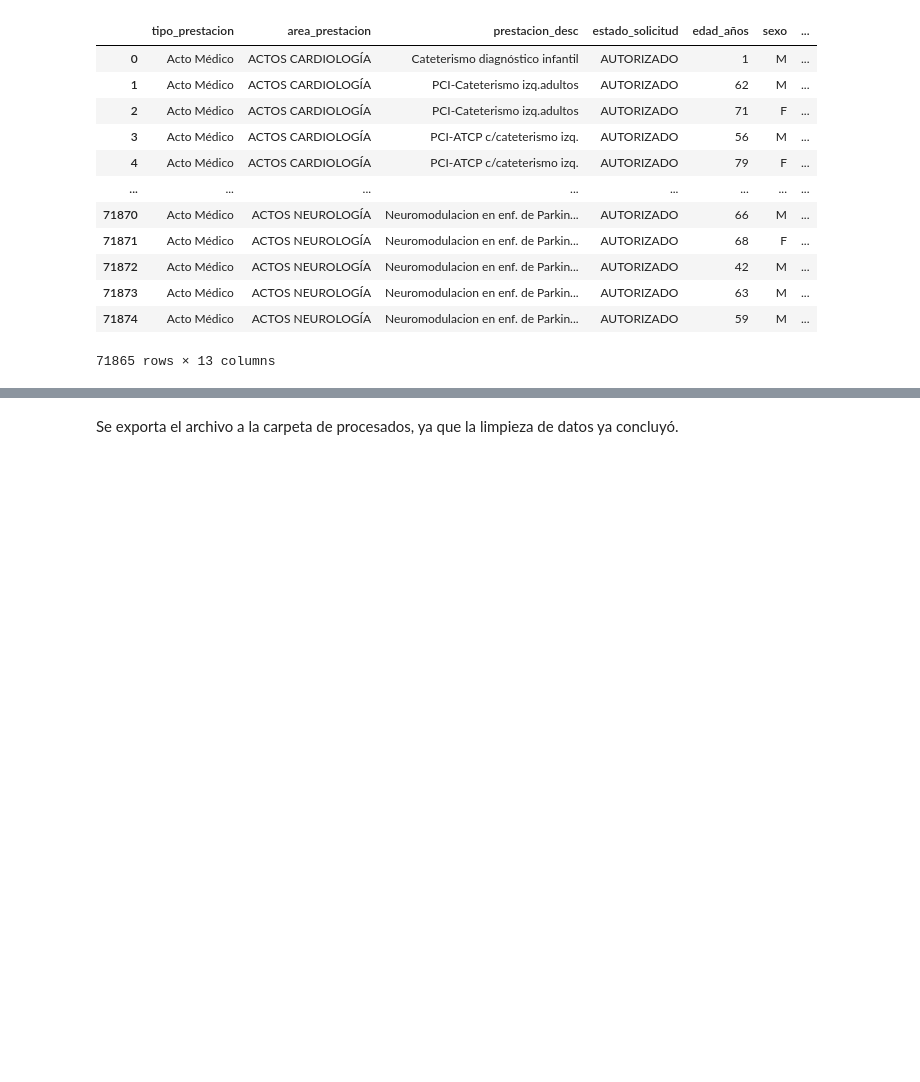
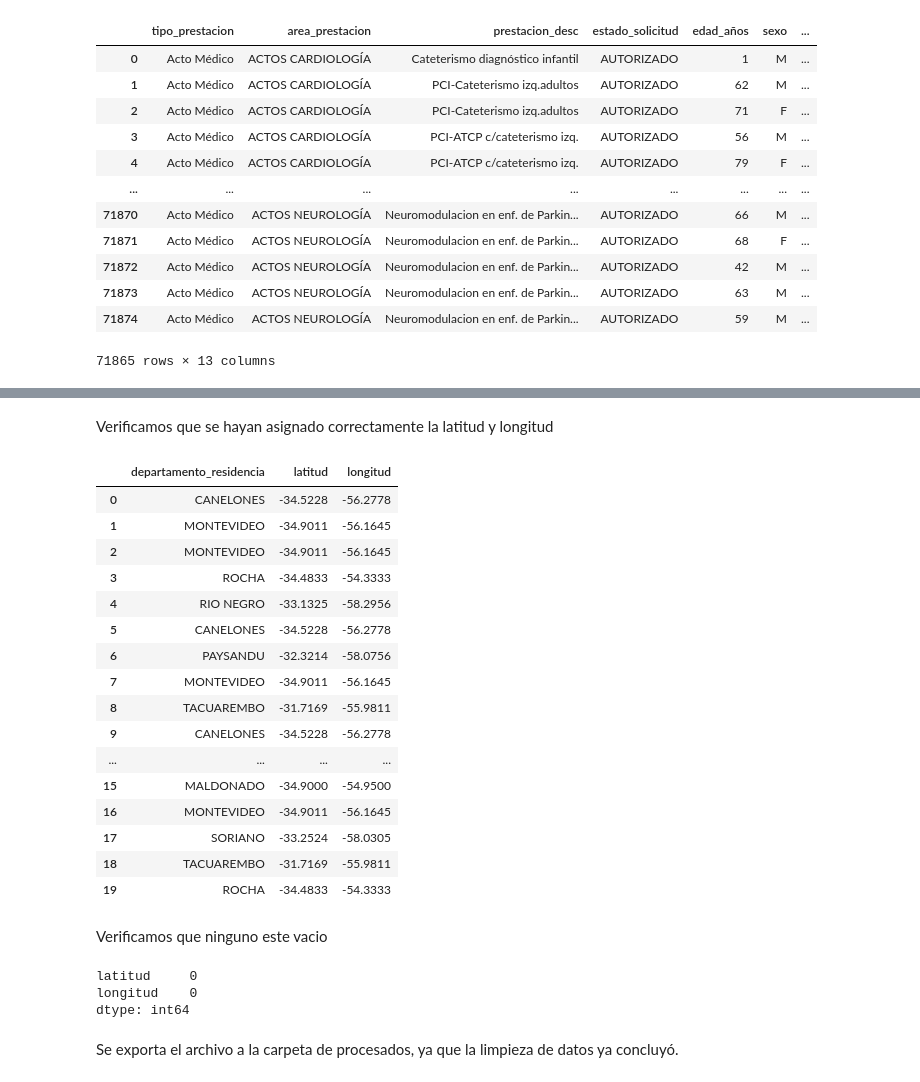
Before and after one commit to gperezucu/ucu-diploma-python_grupo_E, a Jupyter notebook: notebooks/practice.ipynb, the cells around one changed output, grey strips where cells are left out. Drawn from its saved outputs; the diff is of its cells as text; code cells hidden in the pictures; blank space fills up the shorter version.

Commit message:
Se agregaron latitud y lingitud en la df. Se agregaron nuevos graficos y el mapa en streamlit

```diff
--- a/notebooks/practice.ipynb
+++ b/notebooks/practice.ipynb
@@ -544,3 +576,65 @@ df
+# %%
+coordenadas_departamentos = {
+    "ARTIGAS": (-30.4000, -56.4667),
+    "CANELONES": (-34.5228, -56.2778),
+    "CERRO LARGO": (-32.3703, -54.1675),
+    "COLONIA": (-34.4626, -57.8398),
+    "DURAZNO": (-33.3806, -56.5236),
+    "FLORES": (-33.5165, -56.8980),
+    "FLORIDA": (-34.0956, -56.2142),
+    "LAVALLEJA": (-34.3759, -55.2377),
+    "MALDONADO": (-34.9000, -54.9500),
+    "MONTEVIDEO": (-34.9011, -56.1645),
+    "PAYSANDU": (-32.3214, -58.0756),
+    "RIO NEGRO": (-33.1325, -58.2956),
+    "RIVERA": (-30.9053, -55.5508),
+    "ROCHA": (-34.4833, -54.3333),
+    "SALTO": (-31.3833, -57.9667),
+    "SAN JOSE": (-34.3375, -56.7136),
+    "SORIANO": (-33.2524, -58.0305),
+    "TACUAREMBO": (-31.7169, -55.9811),
+    "TREINTA Y TRES": (-33.2333, -54.3833)
+}
+# %%
+df["latitud"] = df["departamento_residencia"].map(
+    lambda x: coordenadas_departamentos[x][0]
+)
+
+df["longitud"] = df["departamento_residencia"].map(
+    lambda x: coordenadas_departamentos[x][1]
+)
+# %% [markdown]
+Verificamos que se hayan asignado correctamente la latitud y longitud
+# %%
+df[
+    ["departamento_residencia", "latitud", "longitud"]
+].head(20)
+# %% [output]
+|  | departamento_residencia | latitud | longitud |
+| 0 | CANELONES | -34.5228 | -56.2778 |
+| 1 | MONTEVIDEO | -34.9011 | -56.1645 |
+| 2 | MONTEVIDEO | -34.9011 | -56.1645 |
+| 3 | ROCHA | -34.4833 | -54.3333 |
+| 4 | RIO NEGRO | -33.1325 | -58.2956 |
+| 5 | CANELONES | -34.5228 | -56.2778 |
+| 6 | PAYSANDU | -32.3214 | -58.0756 |
+| 7 | MONTEVIDEO | -34.9011 | -56.1645 |
+| 8 | TACUAREMBO | -31.7169 | -55.9811 |
+| 9 | CANELONES | -34.5228 | -56.2778 |
+| ... | ... | ... | ... |
+| 15 | MALDONADO | -34.9000 | -54.9500 |
+| 16 | MONTEVIDEO | -34.9011 | -56.1645 |
+| 17 | SORIANO | -33.2524 | -58.0305 |
+| 18 | TACUAREMBO | -31.7169 | -55.9811 |
+| 19 | ROCHA | -34.4833 | -54.3333 |
+# %% [markdown]
+Verificamos que ninguno este vacio
+# %%
+df[["latitud", "longitud"]].isna().sum()
+# %% [output]
+latitud     0
+longitud    0
+dtype: int64
 # %% [markdown]
 Se exporta el archivo a la carpeta de procesados, ya que la limpieza de datos ya concluyó.
 # %%
```
Also changed, not shown: parts of 5 cells of this notebook, 2 other files.
